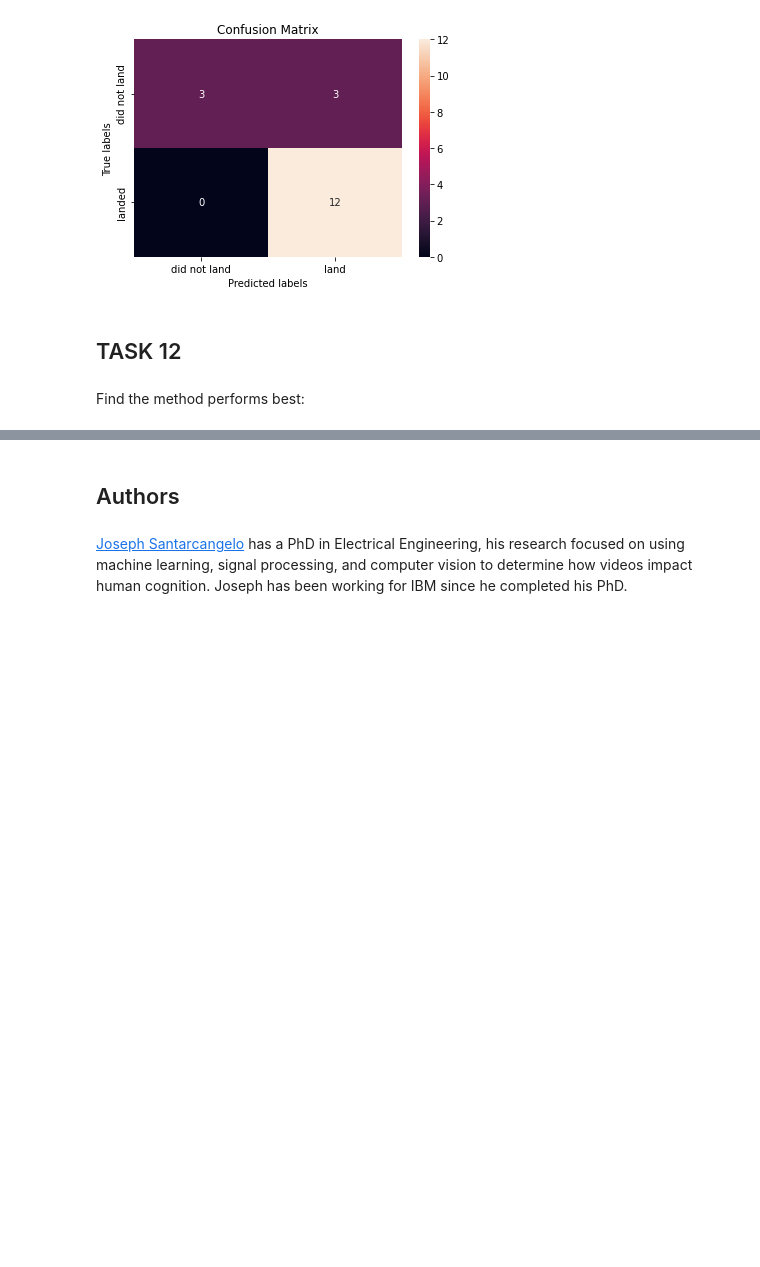
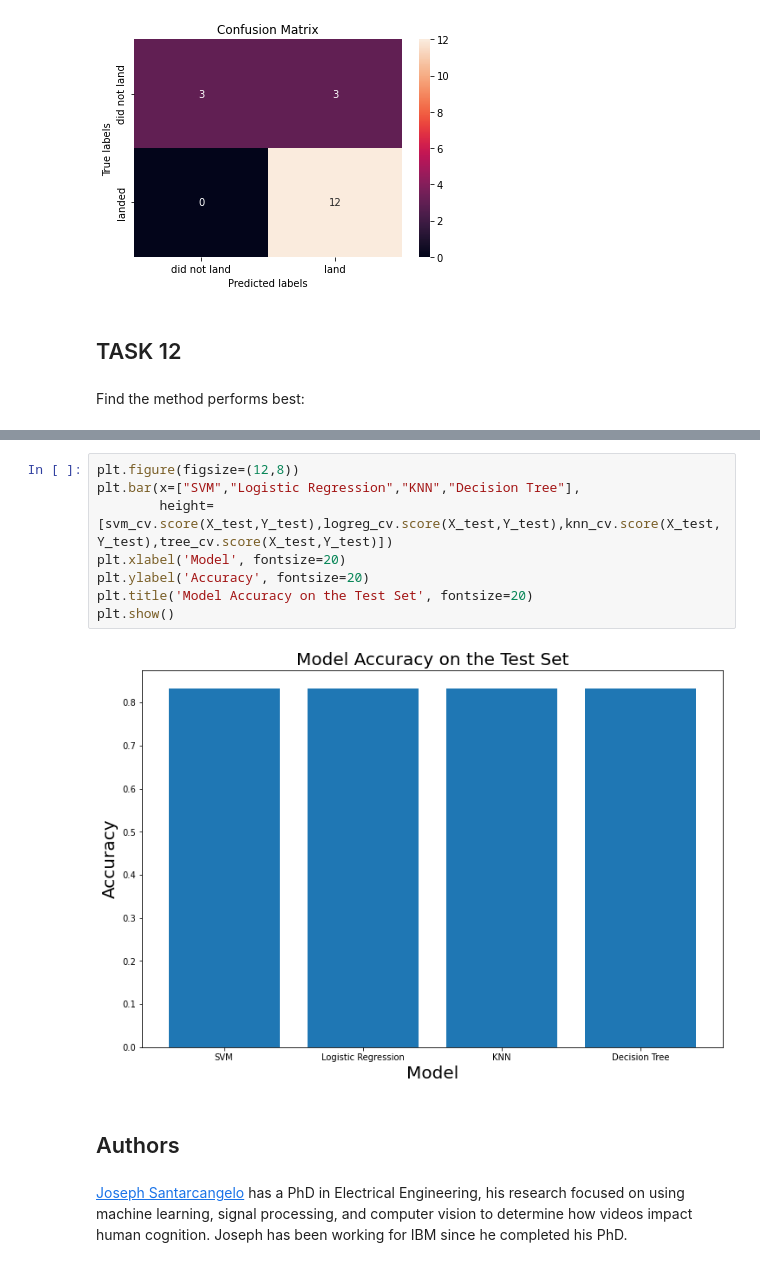
Before and after one commit to er-ssmohanty/ibm_daas_capstone, a Jupyter notebook: final_notebooks/SpaceX_Machine_Learning_Prediction_Part_5.ipynb, the cells around one changed output, grey strips where cells are left out. Drawn from its saved outputs; the diff is of its cells as text; blank space fills up the shorter version.

Commit message:
added bargraph comapring model perfomances in notebooks

```diff
--- a/final_notebooks/SpaceX_Machine_Learning_Prediction_Part_5.ipynb
+++ b/final_notebooks/SpaceX_Machine_Learning_Prediction_Part_5.ipynb
@@ -326,5 +322,15 @@ for i in modelsused:
 [0.88, 0.89, 0.83]
 [0.86, 0.86, 0.83]
+# %%
+plt.figure(figsize=(12,8))
+plt.bar(x=["SVM","Logistic Regression","KNN","Decision Tree"],
+        height=[svm_cv.score(X_test,Y_test),logreg_cv.score(X_test,Y_test),knn_cv.score(X_test,Y_test),tree_cv.score(X_test,Y_test)])
+plt.xlabel('Model', fontsize=20)
+plt.ylabel('Accuracy', fontsize=20)
+plt.title('Model Accuracy on the Test Set', fontsize=20)
+plt.show()
+# %% [output]
+[figure, added]
 # %% [markdown]
 ## Authors
 # %% [markdown]
```
Also changed, not shown: parts of 3 cells of this notebook.
